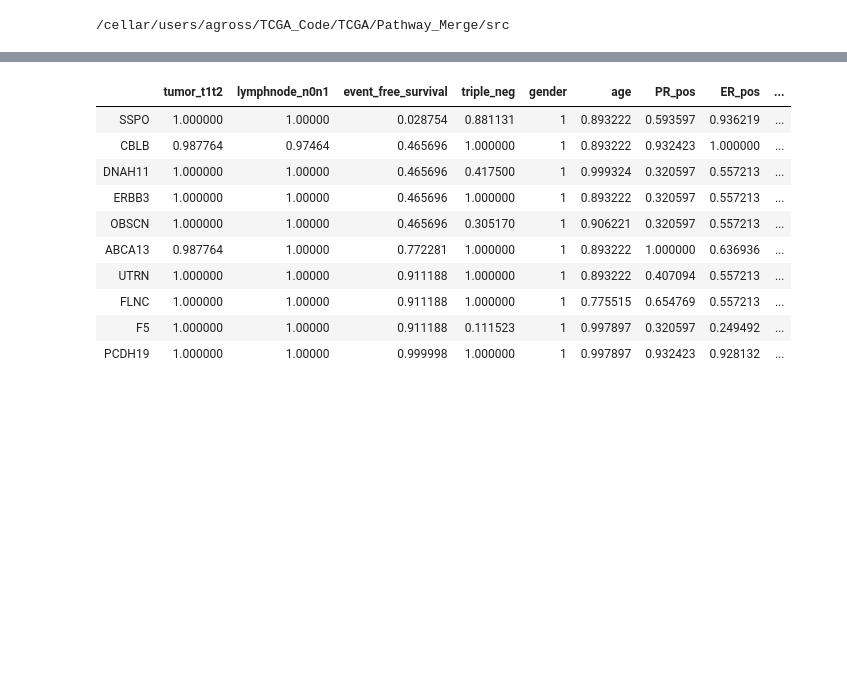
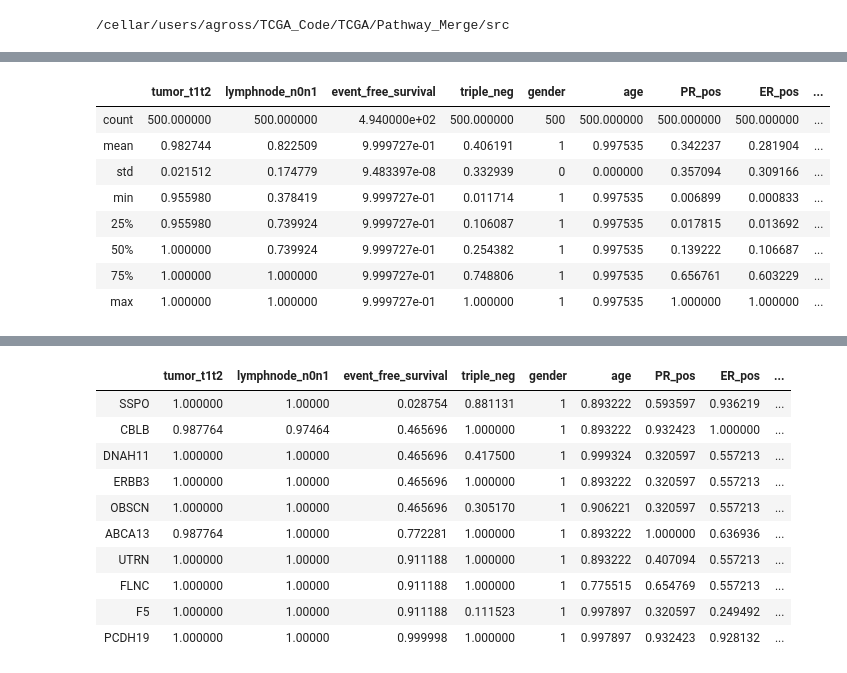
Before and after one commit to theandygross/TCGA, a Jupyter notebook: Pathway_Merge/Notebooks/Add_tests.ipynb, the cells around one changed output, grey strips where cells are left out. Cells and saved outputs as stored; diff of their text form; code cells hidden in the pictures; blank space fills up the shorter version.

```diff
--- a/Pathway_Merge/Notebooks/Add_tests.ipynb
+++ b/Pathway_Merge/Notebooks/Add_tests.ipynb
@@ -31,0 +106,12 @@ cancer = pickle.load(open(clinical_obj, 'rb'))
+# %%
+cancer.q_genes.describe()
+# %% [output]
+|  | tumor_t1t2 | lymphnode_n0n1 | event_free_survival | triple_neg | gender | age | PR_pos | ER_pos | ... |
+| count | 500.000000 | 500.000000 | 4.940000e+02 | 500.000000 | 500 | 500.000000 | 500.000000 | 500.000000 | ... |
+| mean | 0.982744 | 0.822509 | 9.999727e-01 | 0.406191 | 1 | 0.997535 | 0.342237 | 0.281904 | ... |
+| std | 0.021512 | 0.174779 | 9.483397e-08 | 0.332939 | 0 | 0.000000 | 0.357094 | 0.309166 | ... |
+| min | 0.955980 | 0.378419 | 9.999727e-01 | 0.011714 | 1 | 0.997535 | 0.006899 | 0.000833 | ... |
+| 25% | 0.955980 | 0.739924 | 9.999727e-01 | 0.106087 | 1 | 0.997535 | 0.017815 | 0.013692 | ... |
+| 50% | 1.000000 | 0.739924 | 9.999727e-01 | 0.254382 | 1 | 0.997535 | 0.139222 | 0.106687 | ... |
+| 75% | 1.000000 | 1.000000 | 9.999727e-01 | 0.748806 | 1 | 0.997535 | 0.656761 | 0.603229 | ... |
+| max | 1.000000 | 1.000000 | 9.999727e-01 | 1.000000 | 1 | 0.997535 | 1.000000 | 1.000000 | ... |
```
Also changed, not shown: parts of 16 cells of this notebook, 4 other files.
